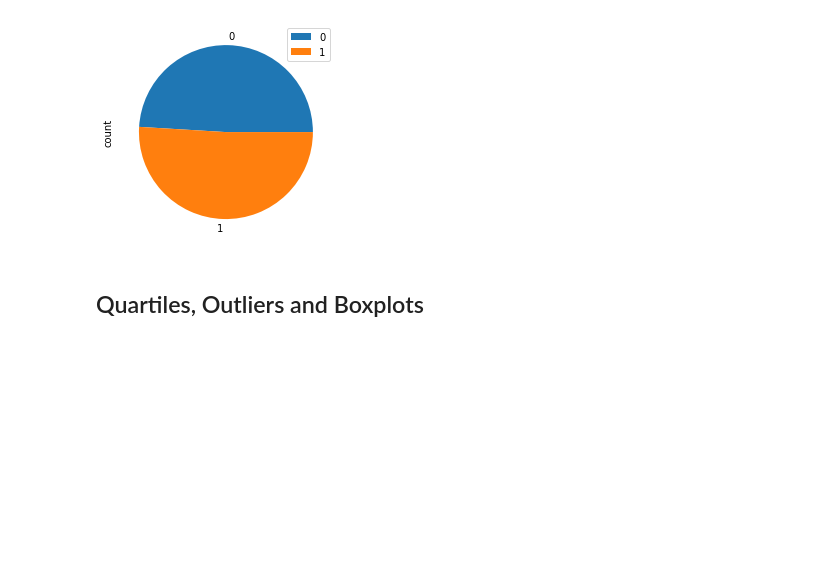
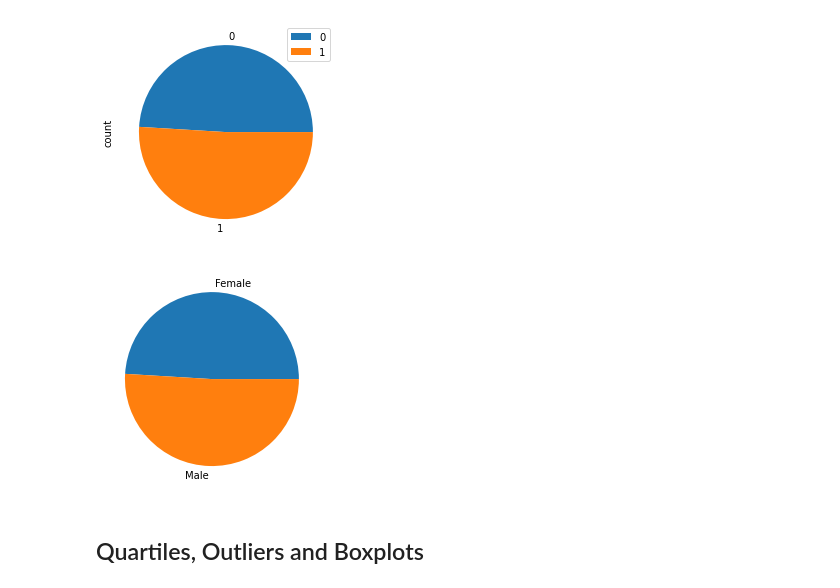
Before and after one commit to BatesJ72/matplotib_practice, a Jupyter notebook: pymaceuticals_v2.ipynb, the cells around one changed output. Drawn from its saved outputs; the diff is of its cells as text; code cells hidden in the pictures; blank space fills up the shorter version.

```diff
--- a/pymaceuticals_v2.ipynb
+++ b/pymaceuticals_v2.ipynb
@@ -307,10 +307,13 @@ pie_pandas = df_pie.plot.pie(y="count")
 # %%
 # Generate a pie plot showing the distribution of female versus male mice using pyplot
 
 labels = "Female", "Male"
 sizes = df_pie["count"]
-fig1, ax1 = plot.subplots()
-ax1.pie(sizes)
+
+plt.pie(sizes, labels=labels)
+plt.show()
+# %% [output]
+[figure, added]
 # %% [markdown]
 ## Quartiles, Outliers and Boxplots
 # %%
```
Also changed, not shown: parts of 4 cells of this notebook.
